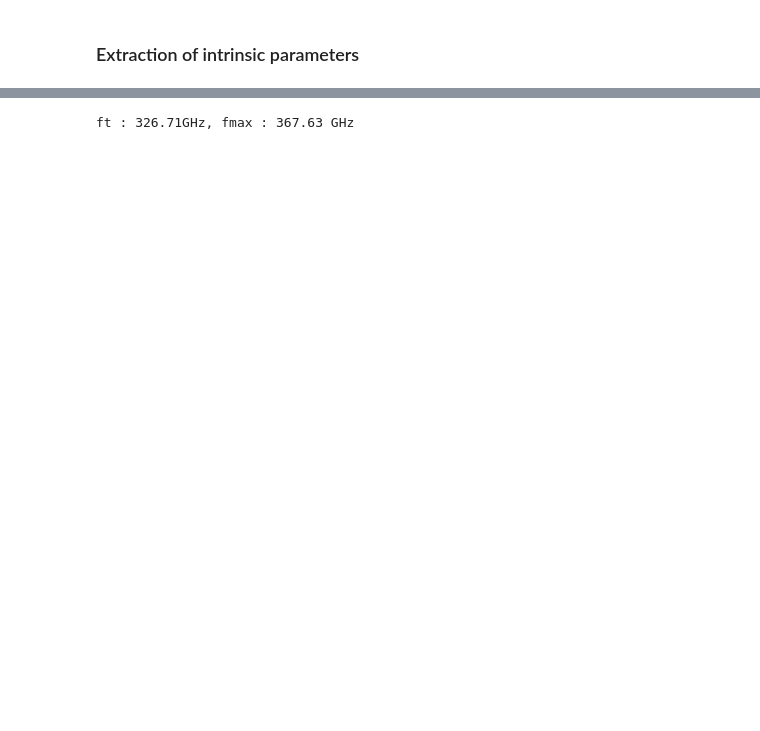
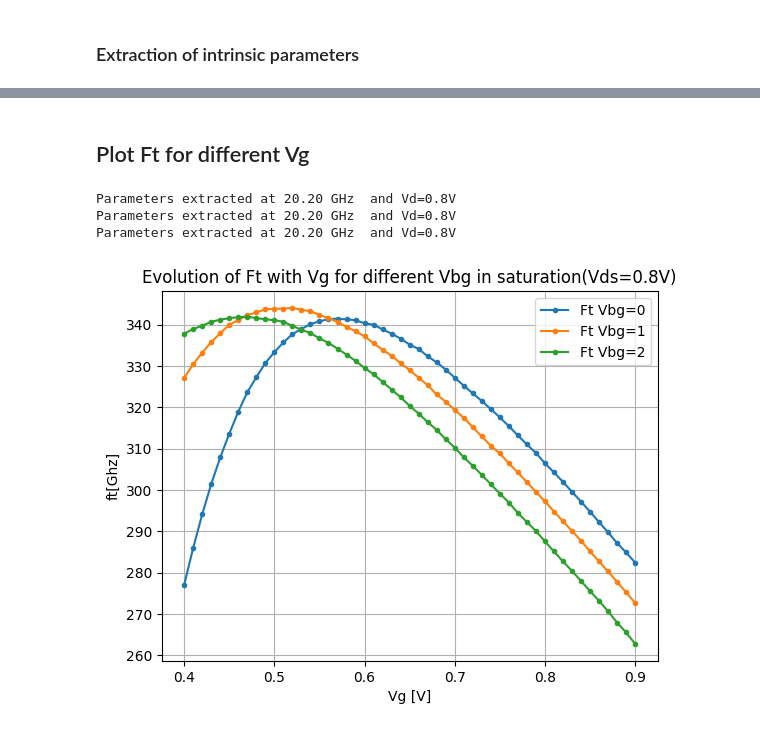
Before and after one commit to nonoswagman/LELEC2541, a Jupyter notebook: ExtractParameters.ipynb, the cells around one changed output, grey strips where cells are left out. Saved outputs shown, nothing was run; the diff lists cells and outputs as text; code cells hidden in the pictures; blank space fills up the shorter version.

```diff
--- a/ExtractParameters.ipynb
+++ b/ExtractParameters.ipynb
@@ -460,16 +462,13 @@ def intrinsic_parameters(measurements, open, Vth, Rse=0, Rge=0, Rde=0, Cgse=0, C
             Y11[i][j], Y12[i][j], Y21[i][j], Y22[i][j] = np.matrix.flatten(Y)
 
     # We select a high Vg to be in strong inversion:
-    Y11_inv = Y11[-4]
-    Y12_inv = Y12[-4]
-    Y21_inv = Y21[-4]
-    Y22_inv = Y22[-4]
 
-    freq_index = 300    # 20.2 GHz
-    Y11_inv = Y11_inv[freq_index]
-    Y12_inv = Y12_inv[freq_index]
-    Y21_inv = Y21_inv[freq_index]
-    Y22_inv = Y22_inv[freq_index]
+
+    freq_index = 100    # 20.2 GHz
+    Y11_inv = Y11[:,freq_index]
+    Y12_inv = Y12[:,freq_index]
+    Y21_inv = Y21[:,freq_index]
+    Y22_inv = Y22[:,freq_index]
 
     Cgs = np.imag(Y11_inv+Y12_inv) / (2*np.pi*freq[freq_index])
     Cds = np.imag(Y22_inv+Y12_inv) / (2*np.pi*freq[freq_index])
@@ -478,12 +477,12 @@ def intrinsic_parameters(measurements, open, Vth, Rse=0, Rge=0, Rde=0, Cgse=0, C
     gds = np.real(Y22_inv)
     tau = -1*np.angle(Y21_inv-Y12_inv)
 
-    print("Parameters extracted at {:.2f} GHz, Vg={}V and Vd={}V".format(freq[freq_index]*1e-9, Vg[-6], Vd[-6]))
-    return Cgs, Cds, Cgd, gm, gds, tau
+    print("Parameters extracted at {:.2f} GHz  and Vd={}V".format(freq[freq_index]*1e-9, Vd[-6]))
+    return Cgs, Cds, Cgd, gm, gds, tau,Vg
 
-Cgs, Cds, Cgd, gm, gds, tau = intrinsic_parameters(file, open_measurements, 0.29, Rse, Rge, Rde, Cgse, Cdse, Cgde)
+Cgs, Cds, Cgd, gm, gds, tau,Vg = intrinsic_parameters(file, open_measurements, 0.29, Rse, Rge, Rde, Cgse, Cdse, Cgde)
 
-print(gm)
+#print(gm)
 
 intrinsic_parameters(file, open_measurements, 0.29, Rse, Rge, Rde, Cgse, Cdse, Cgde)
 # %% [output]
@@ -508,7 +517,31 @@ def FoM(Cgs, Cds, Cgd, Rs, Rd, Rg, gm, gds):
     return ft, fmax
 
 ft, fmax = FoM(Cgs, Cds, Cgd, Rse, Rde, Rge, gm, gds)
-
-print("ft : {:.5}GHz, fmax : {:.5} GHz".format(ft*1e-9, fmax*1e-9))
-# %% [output]
-ft : 326.71GHz, fmax : 367.63 GHz
+# %% [markdown]
+## Plot Ft for different Vg
+# %%
+Vbg0 = "../Data/1M/data_MPW2230_Die1_20200708/Die1_SLVTL20_Wfp5_Nf32_vbg_0V_Spar_HF_sat_0p8.mdm"
+Vbg1 = "../Data/1M/data_MPW2230_Die1_20200708/Die1_SLVTL20_Wfp5_Nf32_vbg_1V_Spar_HF_sat_0p8.mdm"
+Vbg2 = "../Data/1M/data_MPW2230_Die1_20200708/Die1_SLVTL20_Wfp5_Nf32_vbg_2V_Spar_HF_sat_0p8.mdm"
+Cgs0, Cds0, Cgd0, gm0, gds0, tau0,Vg = intrinsic_parameters(Vbg0, open_measurements, 0.29, Rse, Rge, Rde, Cgse, Cdse, Cgde)
+ft0, fmax = FoM(Cgs0, Cds0, Cgd0, Rse, Rde, Rge, gm0, gds0)
+Cgs1, Cds1, Cgd1, gm1, gds1, tau1,Vg1 = intrinsic_parameters(Vbg1, open_measurements, 0.29, Rse, Rge, Rde, Cgse, Cdse, Cgde)
+ft1, fmax = FoM(Cgs1, Cds1, Cgd1, Rse, Rde, Rge, gm1, gds1)
+Cgs2, Cds2, Cgd2, gm2, gds2, tau2,Vg2 = intrinsic_parameters(Vbg2, open_measurements, 0.29, Rse, Rge, Rde, Cgse, Cdse, Cgde)
+ft2, fmax = FoM(Cgs2, Cds2, Cgd2, Rse, Rde, Rge, gm2, gds2)
+plt.plot(Vg, ft0*10**-9, ".-",label='Ft Vbg=0')
+plt.plot(Vg, ft1*10**-9,".-",label='Ft Vbg=1')
+plt.plot(Vg, ft2*10**-9,".-", label='Ft Vbg=2')
+plt.grid()
+
+plt.title("Evolution of Ft with Vg for different Vbg in saturation(Vds=0.8V)")
+plt.legend()
+
+plt.xlabel("Vg [V]")
+plt.ylabel("ft[Ghz]")
+plt.show()
+# %% [output]
+Parameters extracted at 20.20 GHz  and Vd=0.8V
+Parameters extracted at 20.20 GHz  and Vd=0.8V
+Parameters extracted at 20.20 GHz  and Vd=0.8V
+[figure, added]
```
Also changed, not shown: parts of 11 cells of this notebook.
